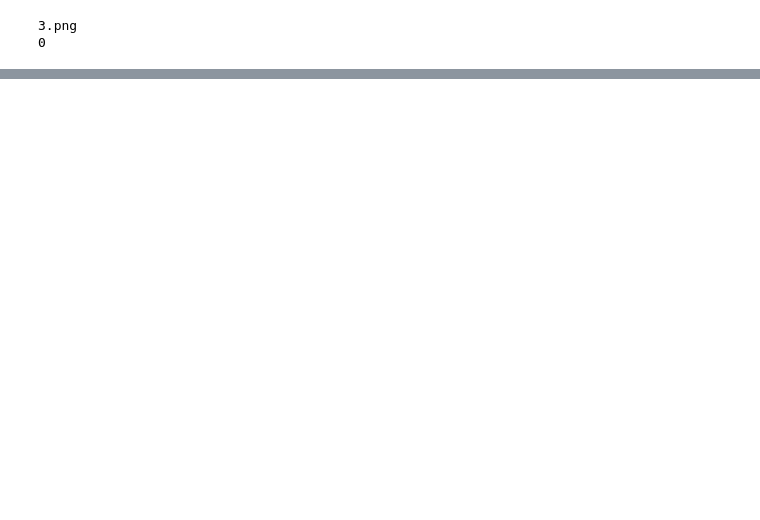
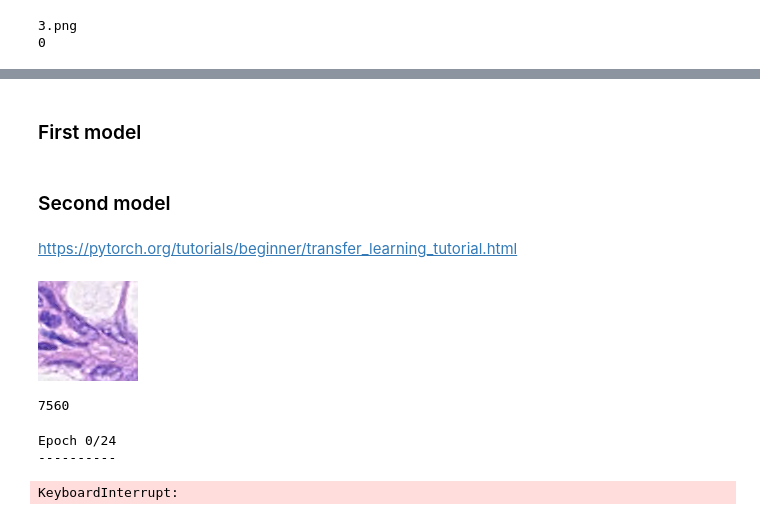
Before and after one commit to oscell/Deep-Learning-Assesment, a Jupyter notebook: deep-learning-competition.ipynb, the cells around one changed output, grey strips where cells are left out. Saved outputs shown, nothing was run; the diff lists cells and outputs as text; code cells hidden in the pictures; blank space fills up the shorter version.

```diff
--- a/deep-learning-competition.ipynb
+++ b/deep-learning-competition.ipynb
@@ -442,0 +273,2 @@ Test set: Average loss: 0.8045, Accuracy: 5187/7560 (69%)
+# %% [markdown]
+### First model
@@ -442,0 +304,4 @@ Test set: Average loss: 0.8045, Accuracy: 5187/7560 (69%)
+# %% [markdown]
+### Second model
+# %% [markdown]
+https://pytorch.org/tutorials/beginner/transfer_learning_tutorial.html
@@ -442,0 +311,5 @@ Test set: Average loss: 0.8045, Accuracy: 5187/7560 (69%)
+# %%
+img = Image.open(r"kaggle\input\deep-learning-for-msc-2022-23\train\1.png")
+img
+# %% [output]
+[figure, added]
@@ -442,0 +334,4 @@ Test set: Average loss: 0.8045, Accuracy: 5187/7560 (69%)
+# %%
+len(dataloader)
+# %% [output]
+7560
@@ -442,0 +401,7 @@ Test set: Average loss: 0.8045, Accuracy: 5187/7560 (69%)
+# %%
+model_ft = train_model(model_ft,train_loader, criterion, optimizer_ft, exp_lr_scheduler,
+                       num_epochs=25)
+# %% [output]
+Epoch 0/24
+----------
+KeyboardInterrupt:
```
Also changed, not shown: parts of 43 cells of this notebook.
